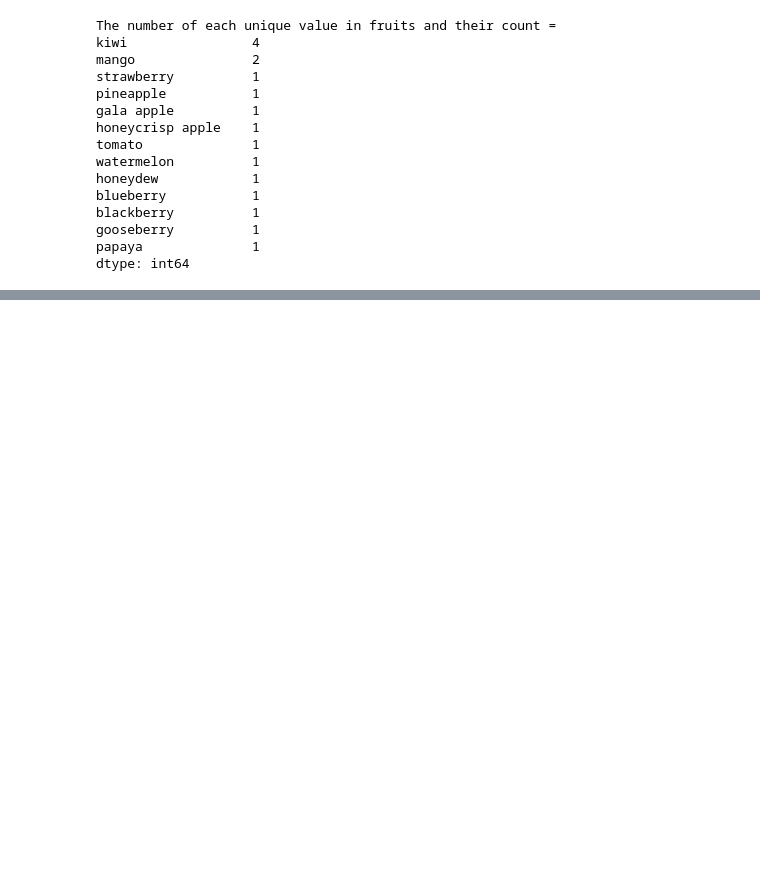
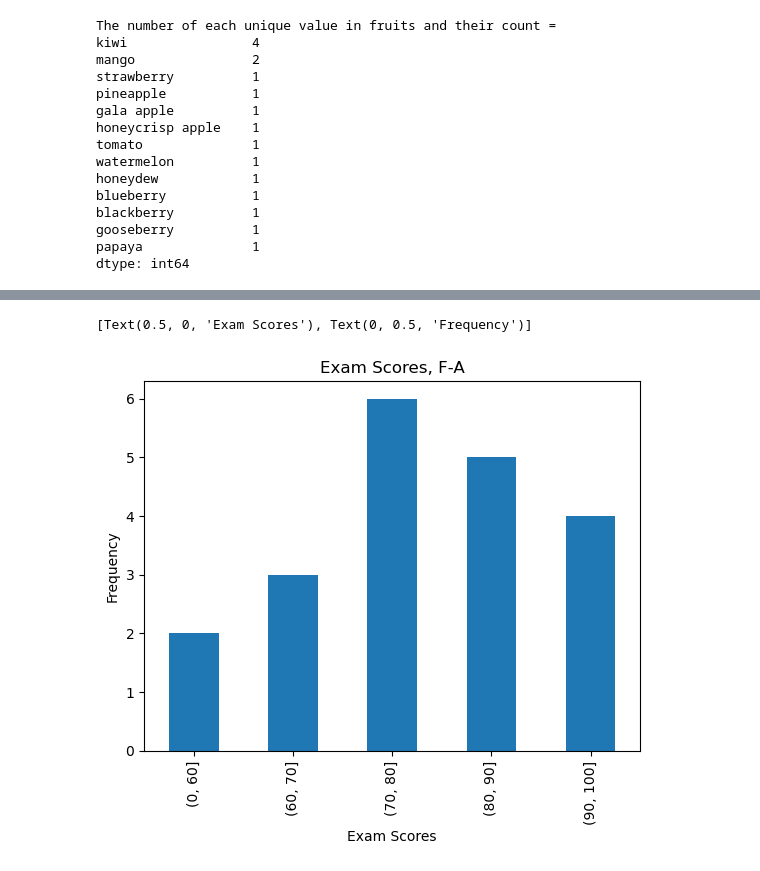
Before and after one commit to corey-hermesch/numpy-pandas-visualization-exercises, a Jupyter notebook: pandas_series.ipynb, the cells around one changed output, grey strips where cells are left out. Drawn from its saved outputs; the diff is of its cells as text; code cells hidden in the pictures; blank space fills up the shorter version.

```diff
--- a/pandas_series.ipynb
+++ b/pandas_series.ipynb
@@ -157,0 +622,4 @@ dtype: int64
+# %%
+# Use pandas to create a Series named exam_scores from the following list:
+
+exam_scores = pd.Series([60, 86, 75, 62, 93, 71, 60, 83, 95, 78, 65, 72, 69, 81, 96, 80, 85, 92, 82, 78])
@@ -157,0 +652,9 @@ dtype: int64
+# %%
+#     Plot the Series in a meaningful way and make sure your chart has a title and axis labels.
+
+bin_exams = pd.cut(exam_scores,[0,60,70,80,90,100])
+
+bin_exams.value_counts(sort=False).plot.bar(title="Exam Scores, F-A").set(xlabel="Exam Scores", ylabel="Frequency")
+# %% [output]
+[Text(0.5, 0, 'Exam Scores'), Text(0, 0.5, 'Frequency')]
+[figure, added]
```
Also changed, not shown: parts of 37 cells of this notebook, 1 other file.
